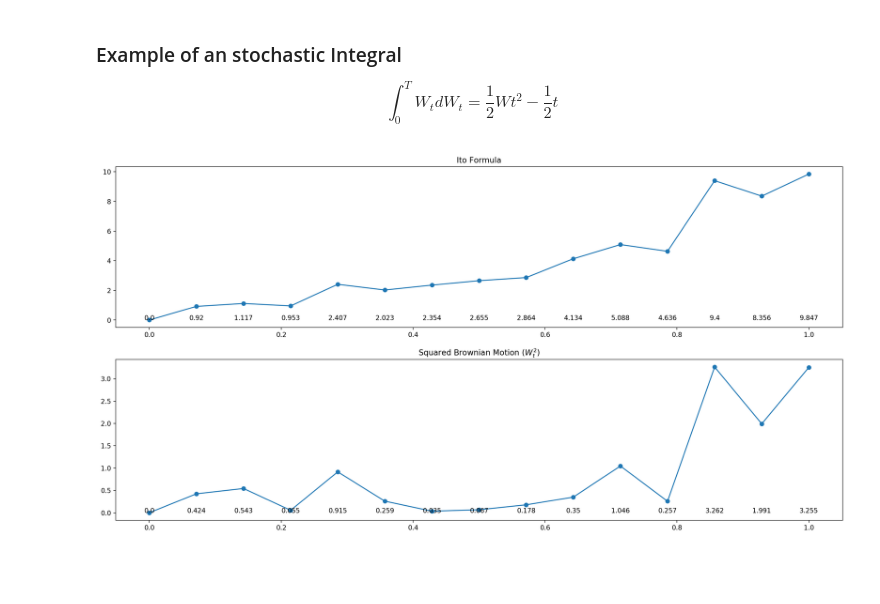
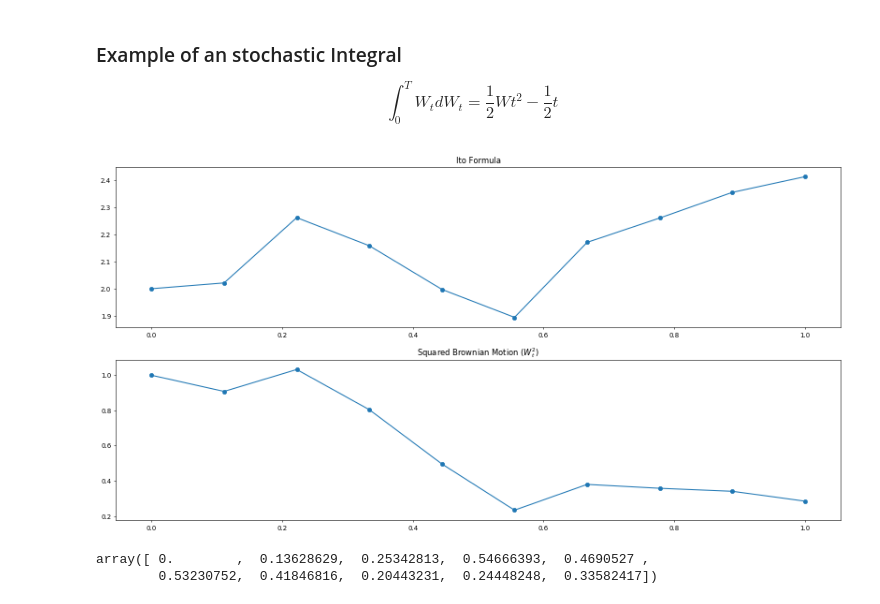
Before and after one commit to gerdm/TGMAFFIRO, a Jupyter notebook: notebooks/Computations.ipynb, the cells around one changed output. Cells and saved outputs as stored; diff of their text form; code cells hidden in the pictures; blank space fills up the shorter version.

```diff
--- a/notebooks/Computations.ipynb
+++ b/notebooks/Computations.ipynb
@@ -82,31 +82,21 @@ $$
 \int_0^T W_t dW_t = \frac{1}{2} Wt ^ 2 - \frac{1}{2} t
 $$
 # %%
-seed(1643)
-
-t = np.linspace(0, 1, 15)
-Wt = np.random.normal(scale=np.sqrt(t)).cumsum()
-dWt = np.append(0, np.diff(Wt))
+nsteps = 10
+t = np.linspace(0, 1, 10)
+dWt = normal(size=nsteps) * 1/9; dWt[0] = 1
+Wt = dWt.cumsum()
 
 ito = 2 * (Wt * dWt).cumsum() + t
 
-fig, (f1, f2) = plt.subplots(2, 1, figsize=(20, 10), dpi=200)
+fig, (f1, f2) = plt.subplots(2, 1, figsize=(20, 10), dpi=50)
 
-for ti, Ii in zip(t, ito):
-    f1.text(ti, 0, round(Ii, 3), horizontalalignment="center")
-
-for ti, Ii in zip(t, Wt**2):
-    f2.text(ti, 0, round(Ii, 3), horizontalalignment="center")
-
-f1.scatter(t, ito)
-f2.scatter(t, Wt ** 2)
+for fig, data in zip((f1, f2), (ito, Wt ** 2)):
+    fig.plot(t, data)
+    fig.scatter(t, data)
 
 f1.set_title("Ito Formula")
-f1.plot(t, ito)
-
 f2.set_title("Squared Brownian Motion ($W_t^2$)")
-f2.plot(t, Wt ** 2)
-
 plt.show()
 # %% [output]
-[figure, old version]
+[figure, new version]
@@ -115,0 +103,5 @@ solved_integral = Wt.cumsum() ** 2  / 2 - t / 2
+# %%
+Wt
+# %% [output]
+array([ 0.        ,  0.13628629,  0.25342813,  0.54666393,  0.4690527 ,
+        0.53230752,  0.41846816,  0.20443231,  0.24448248,  0.33582417])
```
Also changed, not shown: parts of 9 cells of this notebook, 3 other files.
